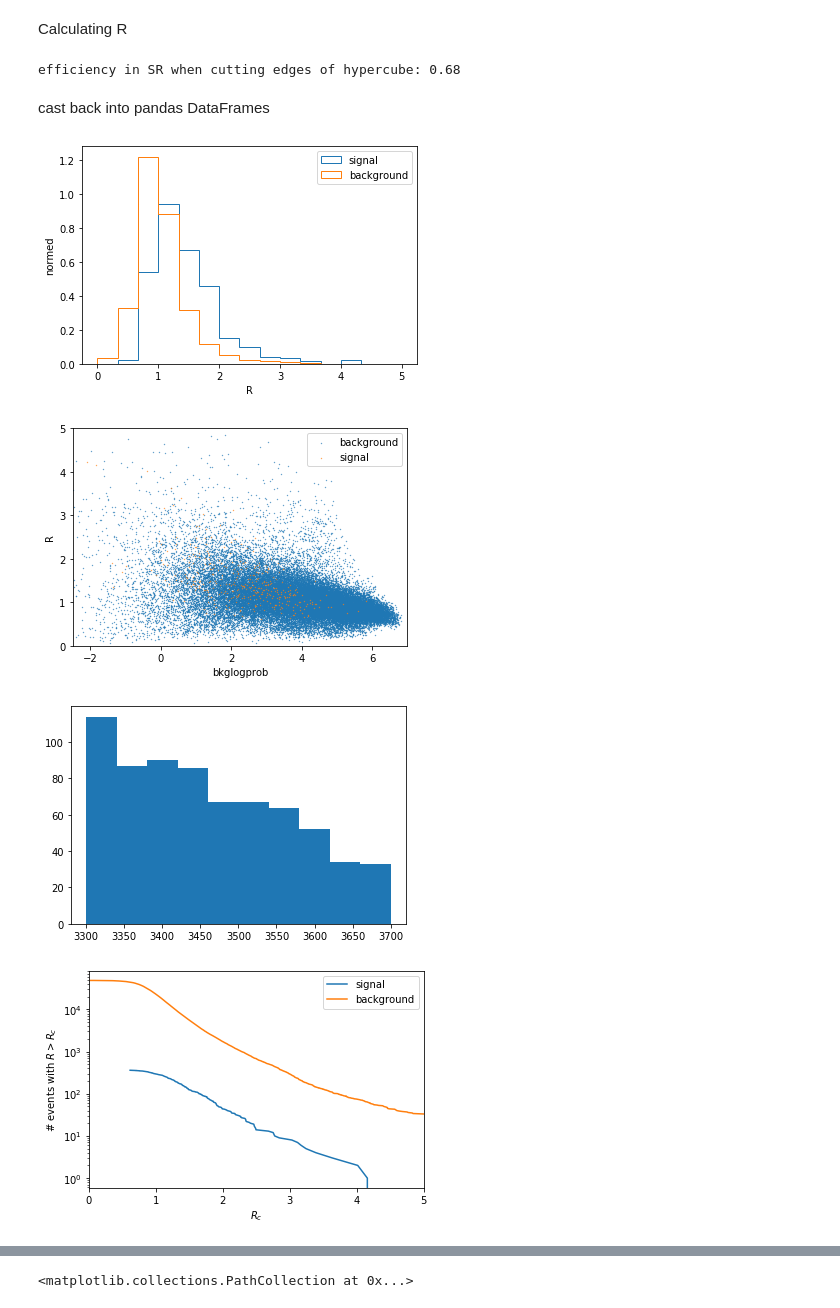
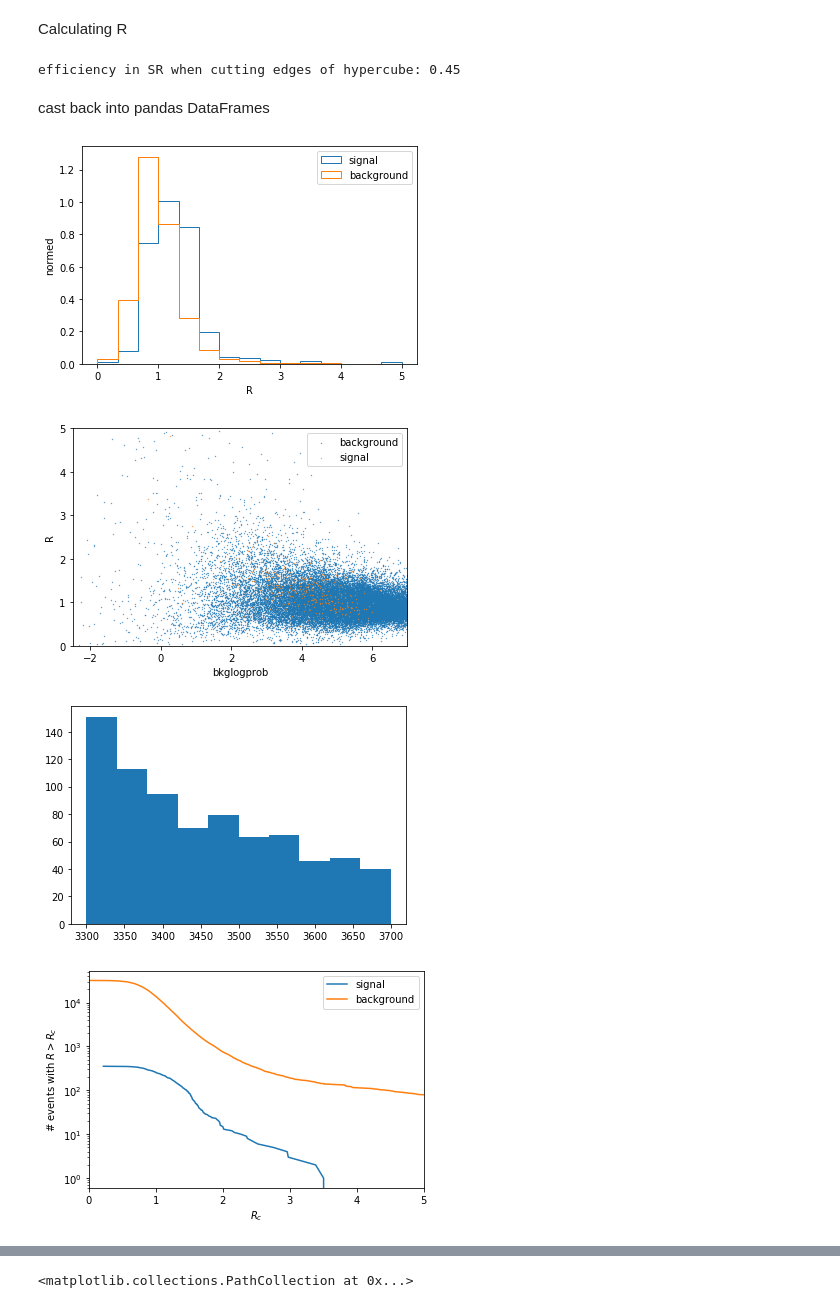
Before and after one commit to matteoettam09/i-flow, a Jupyter notebook: DensityEstimation/RnD_dataset.ipynb, the cells around one changed output, grey strips where cells are left out. Saved outputs shown, nothing was run; the diff lists cells and outputs as text; code cells hidden in the pictures.

Commit message:
train on mJ1 and (mJ1-mJ2)

```diff
--- a/DensityEstimation/RnD_dataset.ipynb
+++ b/DensityEstimation/RnD_dataset.ipynb
@@ -43,8 +43,9 @@ def prepare_mother_list(filepath, Nevents=-1, random_state=1, make_plot=True):
     data.mJ2 = data.mmin
     data.tau21J1 = data.tau21max
     data.tau21J2 = data.tau21min
+    data['diffm'] = data.mmax - data.mmin
 
-    data.drop(columns = ['mmax', 'mmin', 'tau21max', 'tau21min'], inplace=True)
+    data.drop(columns = ['mmax', 'mmin', 'tau21max', 'tau21min', 'mJ2'], inplace=True)
 
     print('retrieved array of shape {}'.format(data.shape))
     print(data.head())
@@ -63,6 +64,8 @@ def prepare_mother_list(filepath, Nevents=-1, random_state=1, make_plot=True):
                 hist_range = (0, 400)
             elif feature == 'mJJ':
                 hist_range = (2000, 5000)
+            elif feature == 'diffm':
+                hist_range = (0, 400)
             axs[divmod(i, 3)].set_title(feature)
             axs[divmod(i, 3)].hist(data.iloc[:, i], density=True, bins=20, range=hist_range)
         if mod != 0:
@@ -427,7 +430,7 @@ Calculating R
 combined.signal = combined.signal.astype(float)
 data_train_bkg, data_train_sig, invM= prepare_data_train(3500,200, combined, ignore='signal')
 # %% [output]
-efficiency in SR when cutting edges of hypercube: 0.68
+efficiency in SR when cutting edges of hypercube: 0.45
 # %%
 bkgprob=bkgdist.prob(data_train_sig[:, :5])
 sigprob=sigdist.prob(data_train_sig[:, :5])
@@ -455,7 +458,7 @@ plt.legend()
 plt.savefig('R_distribution.png')
 plt.show()
 # %% [output]
-[figure, old version]
+[figure, new version]
 # %%
 plt.scatter(data_train_sig[~issignal].bkglogprob, data_train_sig[~issignal].R, s=0.1, label='background')
 plt.scatter(data_train_sig[issignal].bkglogprob, data_train_sig[issignal].R, s=0.1, label='signal')
@@ -467,12 +470,12 @@ plt.legend()
 plt.savefig('R_bkglogprob_scatter.png')
 plt.show()
 # %% [output]
-[figure, old version]
+[figure, new version]
 # %%
-plt.hist(data_train_sig.query('R > 2.5').mJJ_unscaled)
+plt.hist(data_train_sig.query('R > 2.').mJJ_unscaled)
 plt.show()
 # %% [output]
-[figure, old version]
+[figure, new version]
 # %%
 signals = data_train_sig[issignal].copy()
 signals.sort_values(by='R', ascending=False, inplace=True)
@@ -492,7 +495,7 @@ plt.legend()
 plt.savefig('Events_vs_Rc.png')
 plt.show()
 # %% [output]
-[figure, old version]
+[figure, new version]
 # %%
 effs = pd.DataFrame(np.linspace(0, 5, 50), columns=['Rmin'])
 effs['sig_eff'] = effs.Rmin.transform(lambda x: len(signals.query('R > {}'.format(x)))/Nsig_SR)
```
Also changed, not shown: parts of 7 cells of this notebook.
